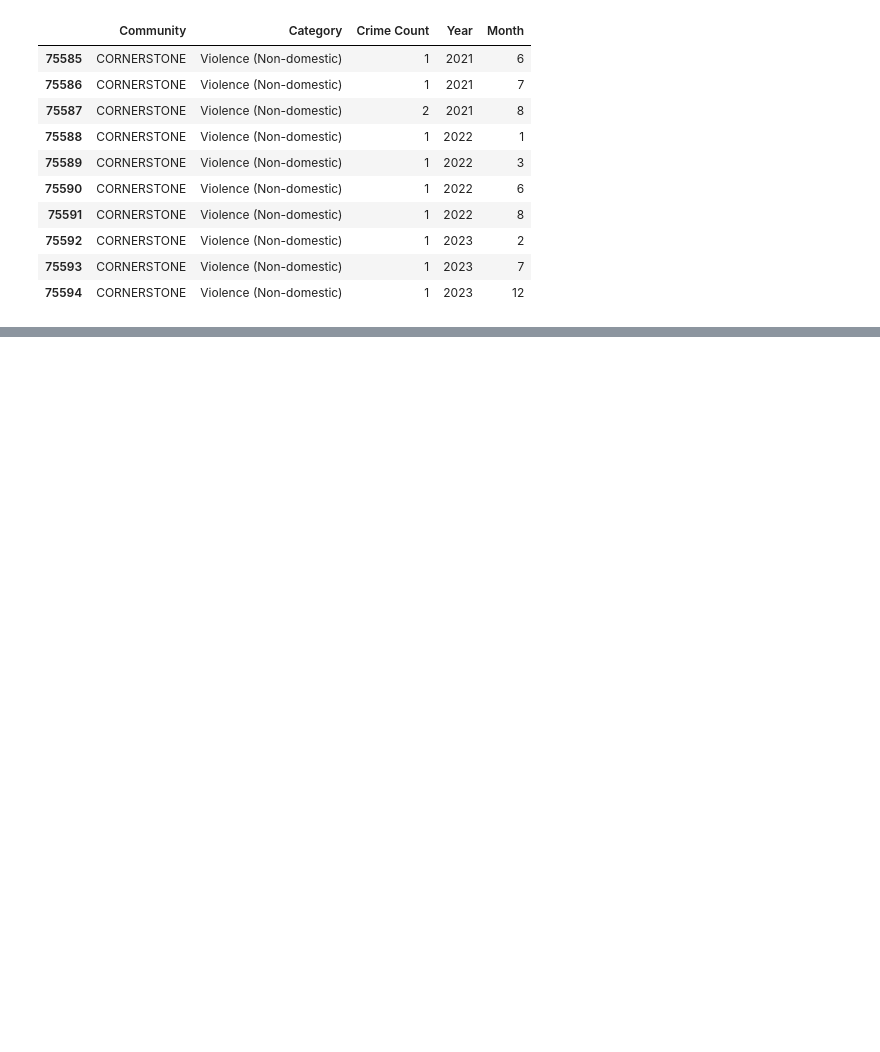
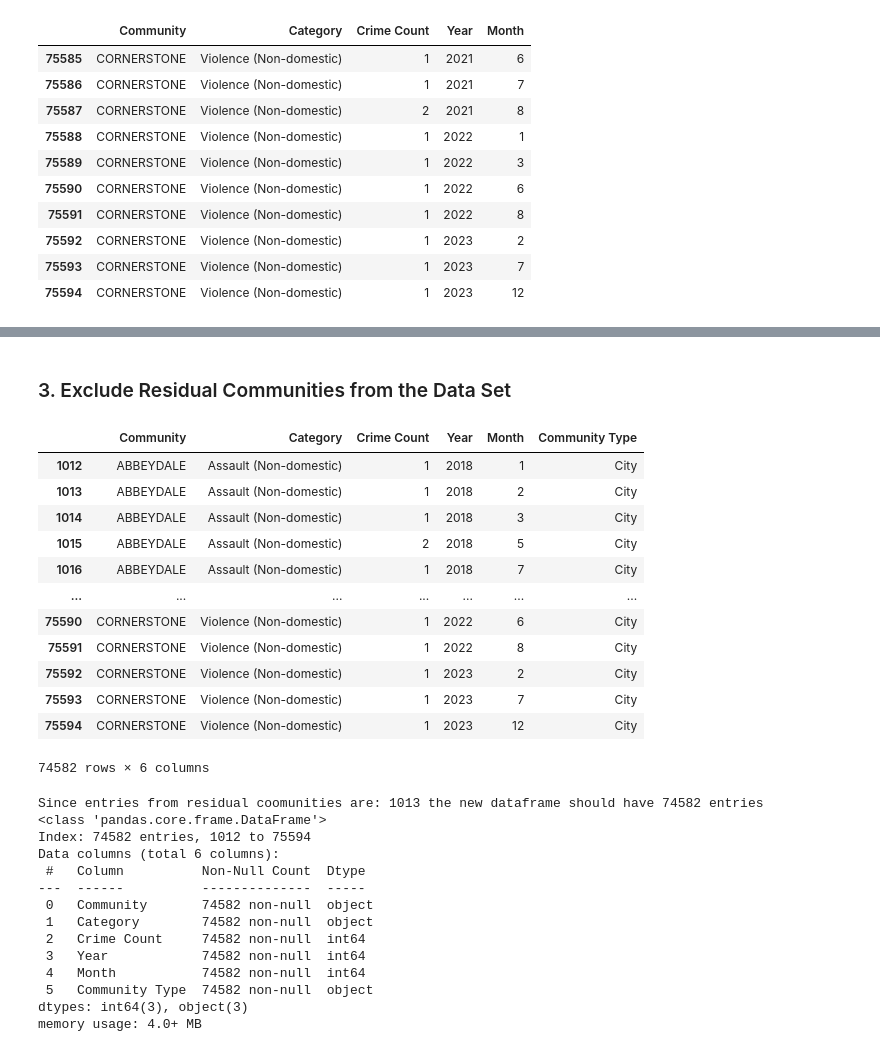
Before and after one commit to DanielaManozca/Calgary-s-Crime-statistics, a Jupyter notebook: Project Data Cleaning - Crime Stats.ipynb, the cells around one changed output, grey strips where cells are left out. Saved outputs shown, nothing was run; the diff lists cells and outputs as text; code cells hidden in the pictures; blank space fills up the shorter version.

Commit message:
Completed Data cleaning steps for Crime and SOcial disorders dataframes, the next step should merge the df ans start analysis tasks

```diff
--- a/Project Data Cleaning - Crime Stats.ipynb
+++ b/Project Data Cleaning - Crime Stats.ipynb
@@ -152,0 +134,18 @@ Crimes in res. communities represents only: 1.34 % - in the last 5 years
+# %%
+#Since we want to verify the impact of residual communities, we are adding a new column to categorize the communities
+crime_df['Community Type'] = np.where(crime_df['Community'].str[0].str.isdigit(), 'Residual', 'City')
+display(crime_df.head(3), crime_df.tail(3))
+
+#Now, we will calculate a general crime percentage
+count_crime=crime_df['Crime Count'].sum()
+print("Total crime events in the dataset:",count_crime)
+
+crime_residual = crime_df[crime_df['Community Type'] == 'Residual']['Crime Count'].sum()
+print("Total crime events ocurred in residual communities:",crime_residual)
+
+#I want to double check the total entries of resisudal communities in the daframe
+count_residual = crime_df[crime_df['Community Type'] == 'Residual']['Community Type'].count()
+print("Total entries of crime in residual communities:",count_residual)
+
+perc_residual=round((crime_residual/count_crime)*100,4)
+print("Crimes in res. communities represents only:", perc_residual,"% - in the last 5 years") # I think we can exclude this areas from the analysis
@@ -152,0 +165,37 @@ Crimes in res. communities represents only: 1.34 % - in the last 5 years
+# %% [markdown]
+### 3. Exclude Residual Communities from the Data Set
+# %%
+original_len=len(crime_df)
+new_len=(original_len)-(count_residual)
+crime_df=crime_df[crime_df['Community Type'] != 'Residual']
+display(crime_df)
+print("Since entries from residual coomunities are:", count_residual, "the new dataframe should have", new_len, "entries")
+crime_df.info()
+# %% [output]
+|  | Community | Category | Crime Count | Year | Month | Community Type |
+| 1012 | ABBEYDALE | Assault (Non-domestic) | 1 | 2018 | 1 | City |
+| 1013 | ABBEYDALE | Assault (Non-domestic) | 1 | 2018 | 2 | City |
+| 1014 | ABBEYDALE | Assault (Non-domestic) | 1 | 2018 | 3 | City |
+| 1015 | ABBEYDALE | Assault (Non-domestic) | 2 | 2018 | 5 | City |
+| 1016 | ABBEYDALE | Assault (Non-domestic) | 1 | 2018 | 7 | City |
+| ... | ... | ... | ... | ... | ... | ... |
+| 75590 | CORNERSTONE | Violence (Non-domestic) | 1 | 2022 | 6 | City |
+| 75591 | CORNERSTONE | Violence (Non-domestic) | 1 | 2022 | 8 | City |
+| 75592 | CORNERSTONE | Violence (Non-domestic) | 1 | 2023 | 2 | City |
+| 75593 | CORNERSTONE | Violence (Non-domestic) | 1 | 2023 | 7 | City |
+| 75594 | CORNERSTONE | Violence (Non-domestic) | 1 | 2023 | 12 | City |
+74582 rows × 6 columns
+Since entries from residual coomunities are: 1013 the new dataframe should have 74582 entries
+<class 'pandas.core.frame.DataFrame'>
+Index: 74582 entries, 1012 to 75594
+Data columns (total 6 columns):
+ #   Column          Non-Null Count  Dtype
+---  ------          --------------  -----
+ 0   Community       74582 non-null  object
+ 1   Category        74582 non-null  object
+ 2   Crime Count     74582 non-null  int64
+ 3   Year            74582 non-null  int64
+ 4   Month           74582 non-null  int64
+ 5   Community Type  74582 non-null  object
+dtypes: int64(3), object(3)
+memory usage: 4.0+ MB
```
Also changed, not shown: parts of 19 cells of this notebook.
